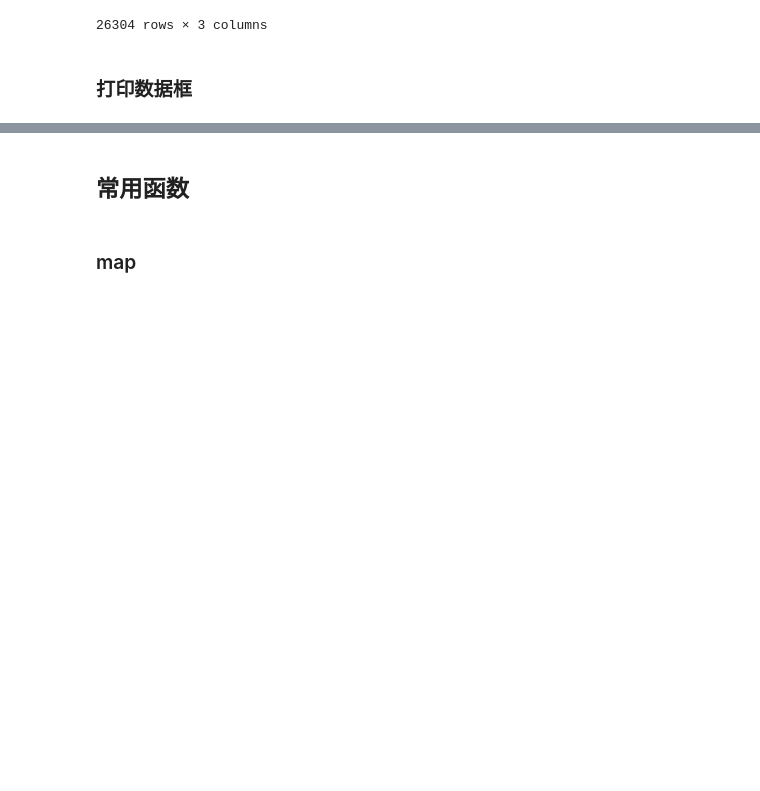
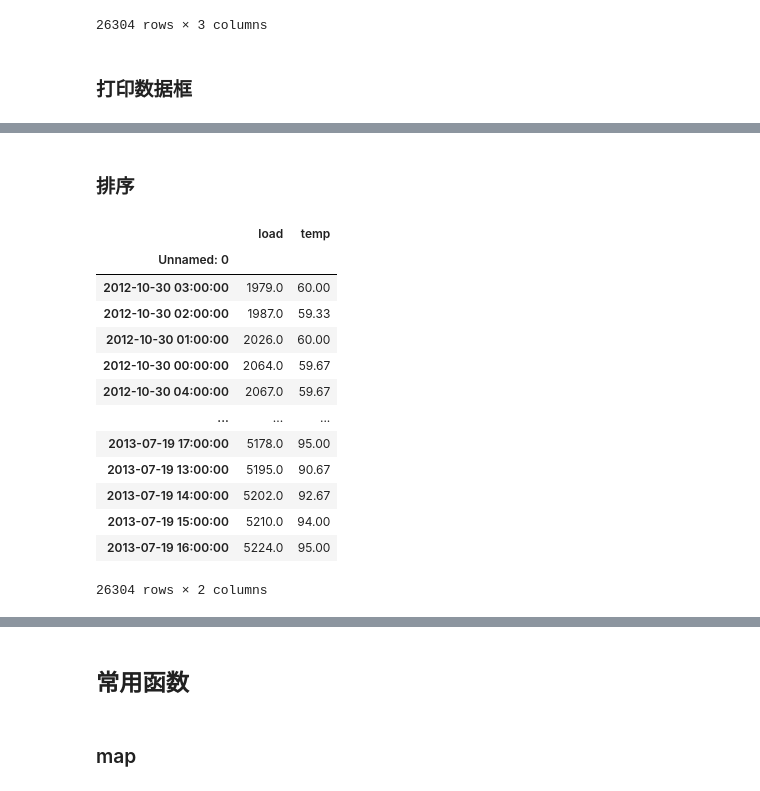
Before and after one commit to caoyuyu2021/src, a Jupyter notebook: 01.python/02.analysis/01.grammar/src/01.python数据分析.ipynb, the cells around one changed output, grey strips where cells are left out. Drawn from its saved outputs; the diff is of its cells as text; code cells hidden in the pictures; blank space fills up the shorter version.

```diff
--- a/01.python/02.analysis/01.grammar/src/01.python数据分析.ipynb
+++ b/01.python/02.analysis/01.grammar/src/01.python数据分析.ipynb
@@ -995,0 +1011,21 @@ display(df)
+# %% [markdown]
+### 排序
+# %%
+# 默认是升序排序(ascending=True),ascending=False:降序排序
+df_sorted = df.sort_values(by='load', ascending=True)
+df_sorted
+# %% [output]
+|  | load | temp |
+| Unnamed: 0 |  |  |
+| 2012-10-30 03:00:00 | 1979.0 | 60.00 |
+| 2012-10-30 02:00:00 | 1987.0 | 59.33 |
+| 2012-10-30 01:00:00 | 2026.0 | 60.00 |
+| 2012-10-30 00:00:00 | 2064.0 | 59.67 |
+| 2012-10-30 04:00:00 | 2067.0 | 59.67 |
+| ... | ... | ... |
+| 2013-07-19 17:00:00 | 5178.0 | 95.00 |
+| 2013-07-19 13:00:00 | 5195.0 | 90.67 |
+| 2013-07-19 14:00:00 | 5202.0 | 92.67 |
+| 2013-07-19 15:00:00 | 5210.0 | 94.00 |
+| 2013-07-19 16:00:00 | 5224.0 | 95.00 |
+26304 rows × 2 columns
```
Also changed, not shown: parts of 6 cells of this notebook, 3 other files.
